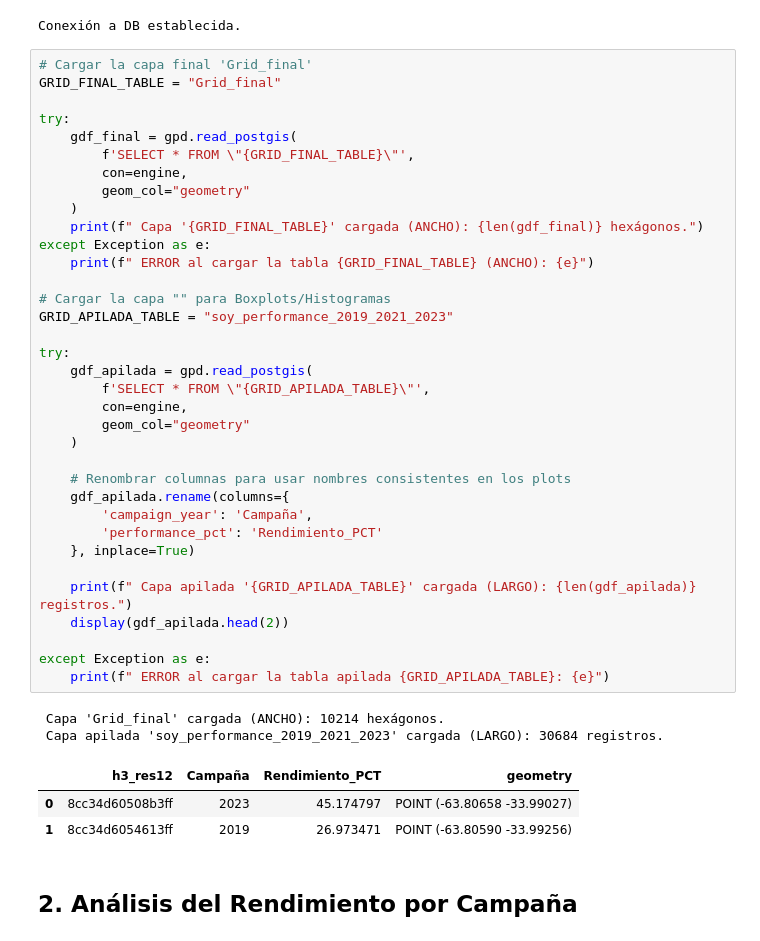
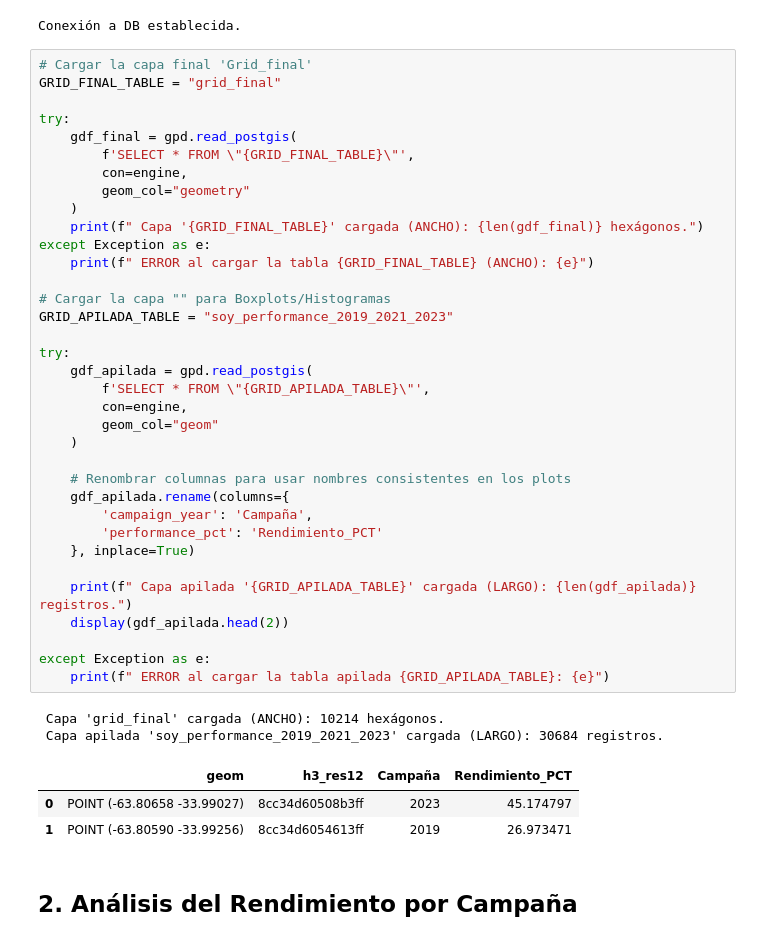
Before and after one commit to rama52/Prueba_tecnica, a Jupyter notebook: workspace/notebooks/postprocessing.ipynb, the cells around one changed output. Saved outputs shown, nothing was run; the diff lists cells and outputs as text.

```diff
--- a/workspace/notebooks/postprocessing.ipynb
+++ b/workspace/notebooks/postprocessing.ipynb
@@ -27,45 +30,45 @@ print("Conexión a DB establecida.")
 Conexión a DB establecida.
 # %%
 # Cargar la capa final 'Grid_final'
-GRID_FINAL_TABLE = "Grid_final"
+GRID_FINAL_TABLE = "grid_final"
 
 try:
     gdf_final = gpd.read_postgis(
         f'SELECT * FROM \"{GRID_FINAL_TABLE}\"',
         con=engine,
         geom_col="geometry"
     )
     print(f" Capa '{GRID_FINAL_TABLE}' cargada (ANCHO): {len(gdf_final)} hexágonos.")
 except Exception as e:
     print(f" ERROR al cargar la tabla {GRID_FINAL_TABLE} (ANCHO): {e}")
 
 # Cargar la capa "" para Boxplots/Histogramas
 GRID_APILADA_TABLE = "soy_performance_2019_2021_2023"
 
 try:
     gdf_apilada = gpd.read_postgis(
         f'SELECT * FROM \"{GRID_APILADA_TABLE}\"',
         con=engine,
-        geom_col="geometry"
+        geom_col="geom"
     )
 
     # Renombrar columnas para usar nombres consistentes en los plots
     gdf_apilada.rename(columns={
         'campaign_year': 'Campaña',
         'performance_pct': 'Rendimiento_PCT'
     }, inplace=True)
 
     print(f" Capa apilada '{GRID_APILADA_TABLE}' cargada (LARGO): {len(gdf_apilada)} registros.")
     display(gdf_apilada.head(2))
 
 except Exception as e:
     print(f" ERROR al cargar la tabla apilada {GRID_APILADA_TABLE}: {e}")
 # %% [output]
- Capa 'Grid_final' cargada (ANCHO): 10214 hexágonos.
+ Capa 'grid_final' cargada (ANCHO): 10214 hexágonos.
  Capa apilada 'soy_performance_2019_2021_2023' cargada (LARGO): 30684 registros.
-|  | h3_res12 | Campaña | Rendimiento_PCT | geometry |
-| 0 | 8cc34d60508b3ff | 2023 | 45.174797 | POINT (-63.80658 -33.99027) |
-| 1 | 8cc34d6054613ff | 2019 | 26.973471 | POINT (-63.80590 -33.99256) |
+|  | geom | h3_res12 | Campaña | Rendimiento_PCT |
+| 0 | POINT (-63.80658 -33.99027) | 8cc34d60508b3ff | 2023 | 45.174797 |
+| 1 | POINT (-63.80590 -33.99256) | 8cc34d6054613ff | 2019 | 26.973471 |
 # %% [markdown]
 ## 2. Análisis del Rendimiento por Campaña
 # %%
```
Also changed, not shown: parts of 8 cells of this notebook, 1 other file.
